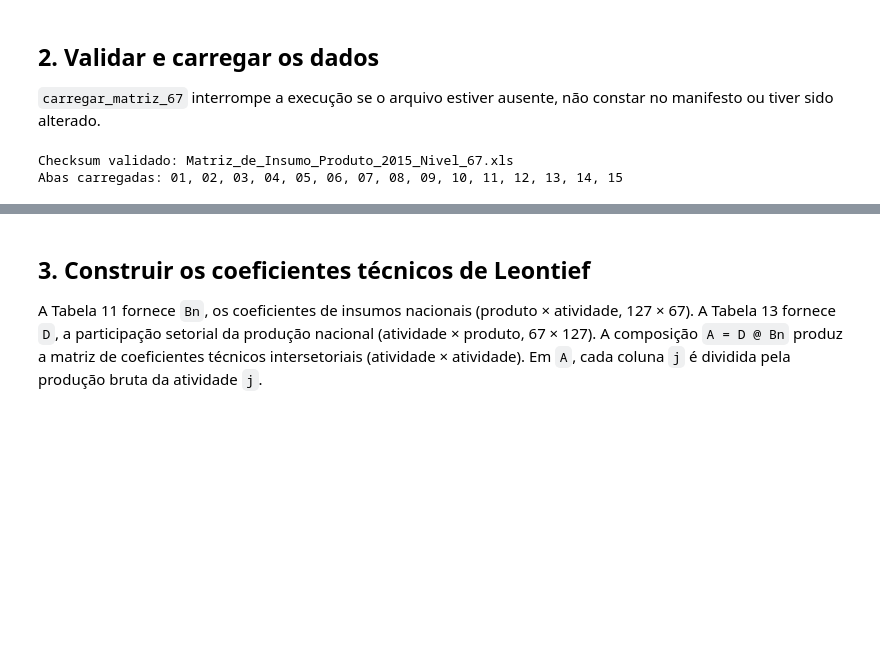
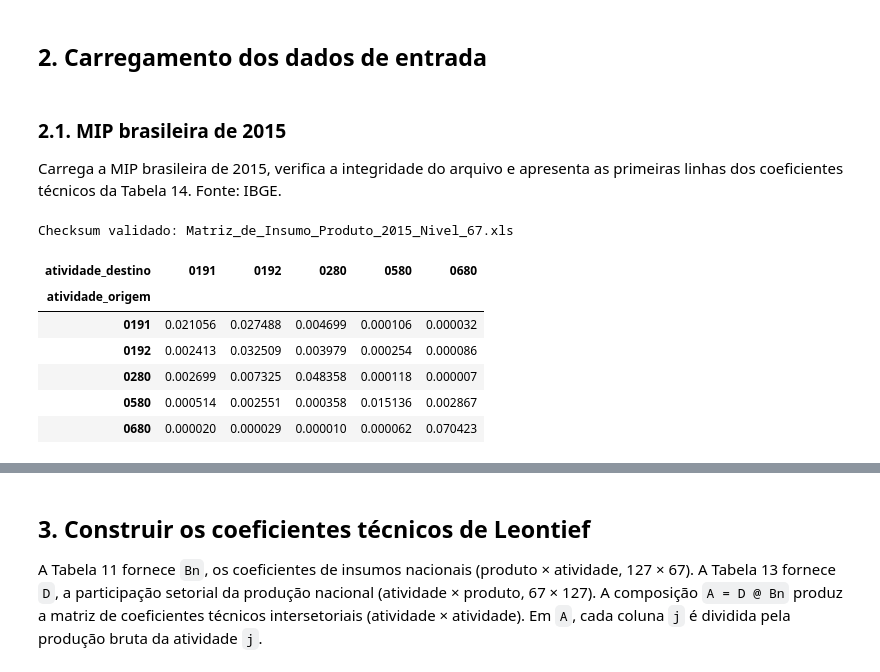
Before and after one commit to G-Cintra/Redes, a Jupyter notebook: analise_matriz_insumo_produto.ipynb, the cells around one changed output, grey strips where cells are left out. Drawn from its saved outputs; the diff is of its cells as text; code cells hidden in the pictures; blank space fills up the shorter version.

```diff
--- a/analise_matriz_insumo_produto.ipynb
+++ b/analise_matriz_insumo_produto.ipynb
@@ -13,46 +15,34 @@ import numpy as np
 import pandas as pd
 import seaborn as sns
 
-from scr.dados import (
-    ARQUIVO_MIP_67,
-    calcular_coeficientes_alocacao_ghosh_67,
-    calcular_coeficientes_importados_67,
-    calcular_coeficientes_tecnicos_67,
-    calcular_emissoes_producao,
-    calcular_inversa_ghosh,
-    calcular_inversa_leontief,
-    calcular_matriz_transacoes_intersetoriais_67,
-    calcular_matriz_emissoes_consumo,
-    calcular_matrizes_emissoes_consumo_com_importacoes,
-    calcular_matriz_emissoes_renda,
-    calcular_producao_bruta_67,
-    carregar_coeficientes_co2,
-    carregar_coeficientes_tecnicos_67,
-    carregar_demanda_final_nacional_67,
-    carregar_demanda_final_domestica_67,
-    carregar_demanda_final_exportacoes_67,
-    carregar_demanda_final_importada_67,
-    carregar_inversa_leontief_ibge_67,
-    carregar_inversa_leontief_exterior_representativo,
-    carregar_intensidades_co2_exterior_representativo,
-    carregar_matriz_67,
-    carregar_matriz_bn_67,
-    carregar_matriz_participacao_67,
-    calcular_insumos_primarios_ghosh_67,
-)
-from scr.visualizacoes import plotar_contabilidade_co2
+from scr import arquivos, mip, modelos, emissoes
+from scr.proveniencia import Execucao
+
+execucao = Execucao("analise_matriz_insumo_produto.ipynb")
 
 sns.set_theme(context="notebook", style="whitegrid")
+
 pd.set_option("display.max_columns", 12)
 pd.set_option("display.max_rows", 70)
-# %% [markdown]
-## 2. Validar e carregar os dados
-
-`carregar_matriz_67` interrompe a execução se o arquivo estiver ausente, não constar no manifesto ou tiver sido alterado.
-# %%
-tabelas = carregar_matriz_67()
-print(f"Checksum validado: {ARQUIVO_MIP_67.name}")
-print(f"Abas carregadas: {', '.join(tabelas)}")
-# %% [output]
-Checksum validado: Matriz_de_Insumo_Produto_2015_Nivel_67.xls
-Abas carregadas: 01, 02, 03, 04, 05, 06, 07, 08, 09, 10, 11, 12, 13, 14, 15
+# %% [markdown]
+## 2. Carregamento dos dados de entrada
+# %% [markdown]
+### 2.1. MIP brasileira de 2015
+
+Carrega a MIP brasileira de 2015, verifica a integridade do arquivo e apresenta as primeiras linhas dos coeficientes técnicos da Tabela 14.
+Fonte: IBGE.
+# %%
+tabelas = execucao.carregar(
+    arquivos.carregar_matriz_67, arquivos.ARQUIVO_MIP_67,
+    "MIP brasileira de 2015, 67 atividades (IBGE).",
+)
+mip.carregar_coeficientes_tecnicos_67(tabelas).head().iloc[:, :5]
+# %% [output]
+Checksum validado: Matriz_de_Insumo_Produto_2015_Nivel_67.xls
+| atividade_destino | 0191 | 0192 | 0280 | 0580 | 0680 |
+| atividade_origem |  |  |  |  |  |
+| 0191 | 0.021056 | 0.027488 | 0.004699 | 0.000106 | 0.000032 |
+| 0192 | 0.002413 | 0.032509 | 0.003979 | 0.000254 | 0.000086 |
+| 0280 | 0.002699 | 0.007325 | 0.048358 | 0.000118 | 0.000007 |
+| 0580 | 0.000514 | 0.002551 | 0.000358 | 0.015136 | 0.002867 |
+| 0680 | 0.000020 | 0.000029 | 0.000010 | 0.000062 | 0.070423 |
```
Also changed, not shown: parts of 23 cells of this notebook, 16 other files.
